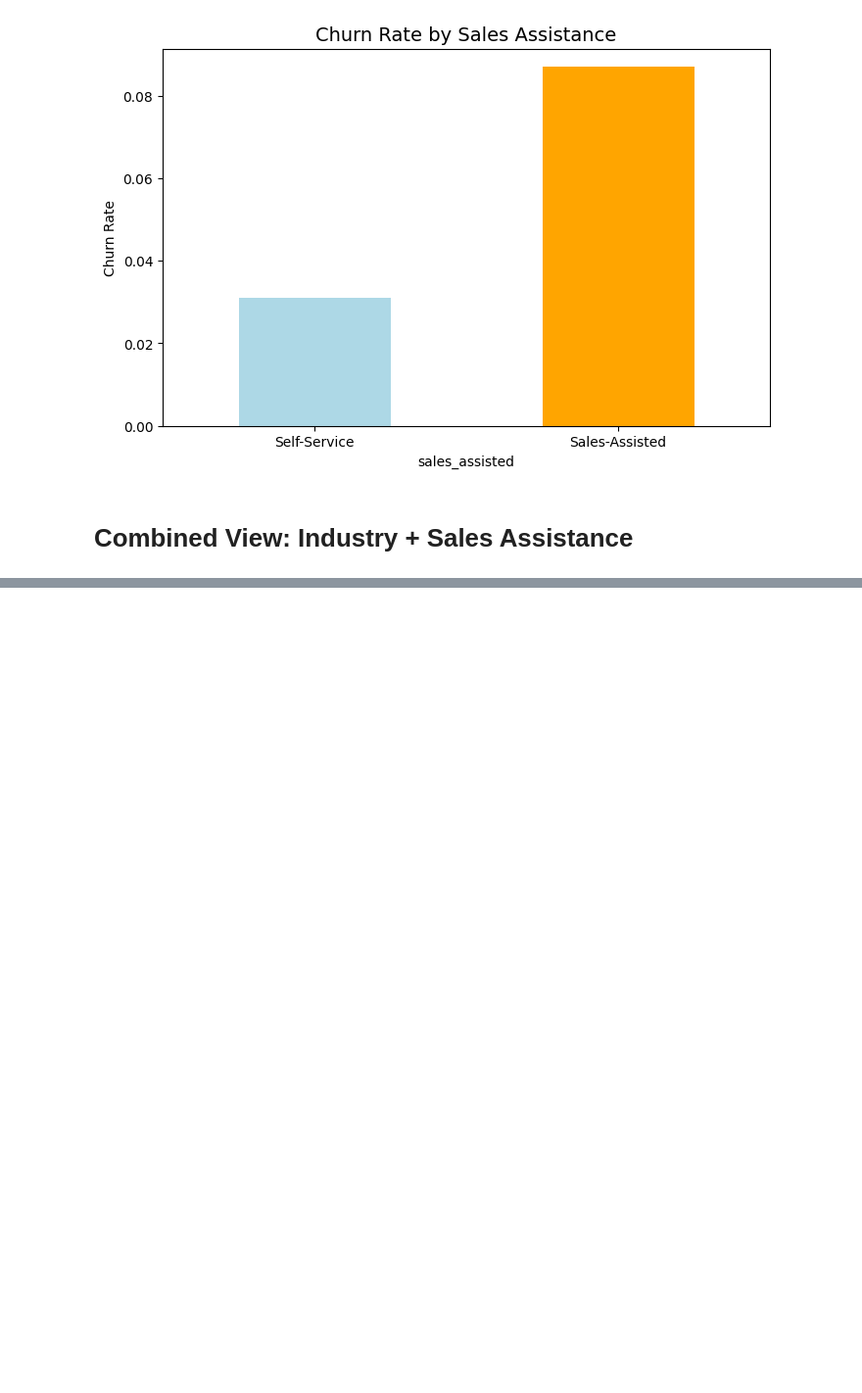
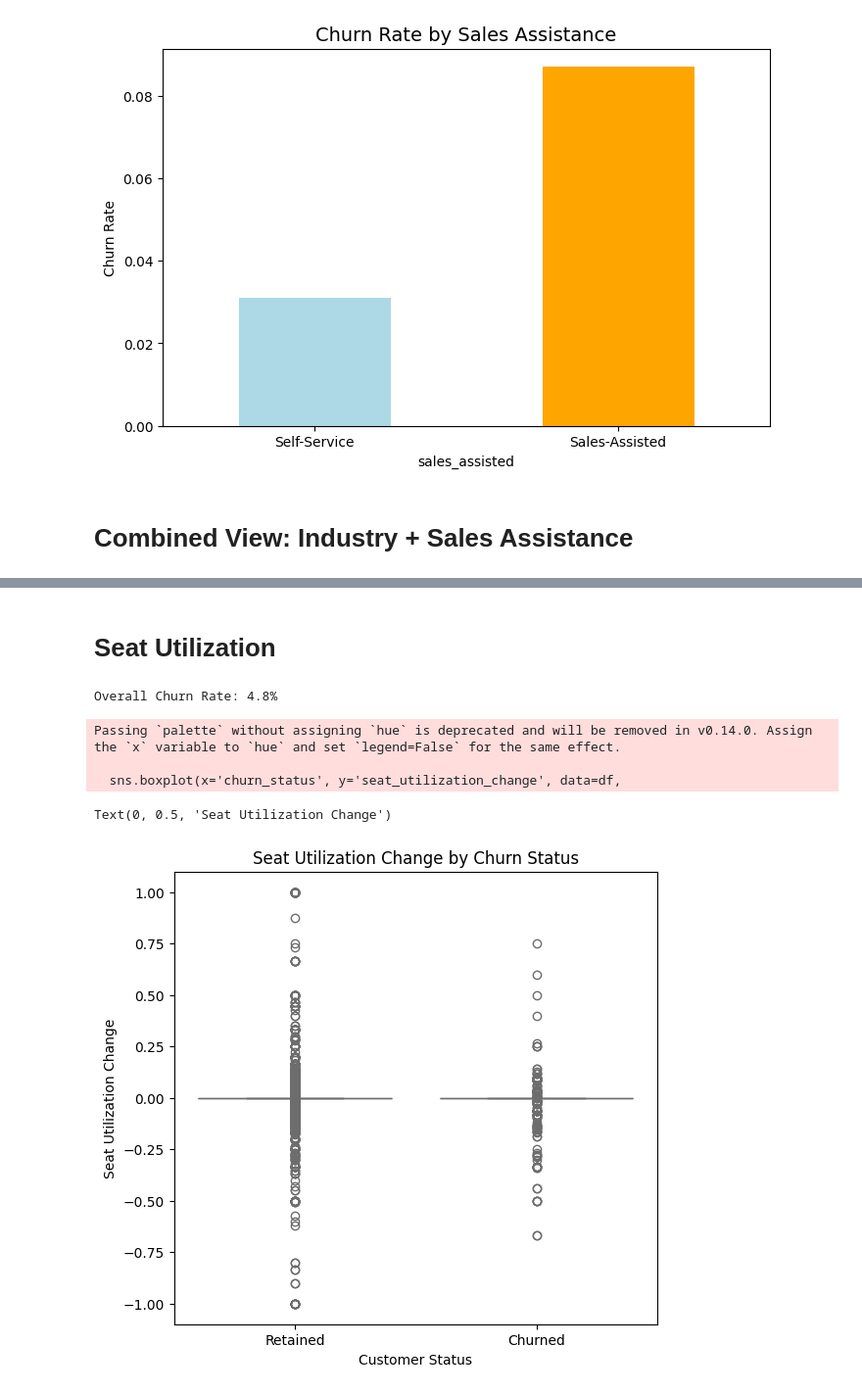
Before and after one commit to p-sai-gowtham/DS_Miniproject, a Jupyter notebook: hypothesis/hypo.ipynb, the cells around one changed output, grey strips where cells are left out. Shown at 98% size. Drawn from its saved outputs; the diff is of its cells as text; code cells hidden in the pictures; blank space fills up the shorter version.

```diff
--- a/hypothesis/hypo.ipynb
+++ b/hypothesis/hypo.ipynb
@@ -291,0 +303,31 @@ plt.show()
+# %% [markdown]
+#  Seat Utilization
+# %%
+
+# 1. Seat Utilization Change Calculation
+df['seat_utilization_change'] = df['seat_utilization'] - df['seat_utilization_M_before']
+
+# Convert churn_flag to string for proper palette mapping
+df['churn_status'] = df['churn_flag'].map({0: 'Retained', 1: 'Churned'})
+
+# 2. Overall Churn Rate
+churn_rate = df['churn_flag'].mean()
+print(f"Overall Churn Rate: {churn_rate:.1%}\n")
+
+# 3. Seat Utilization Change vs Churn
+plt.figure(figsize=(14, 6))
+
+# Plot 1: Distribution of utilization changes by churn status
+plt.subplot(1, 2, 1)
+sns.boxplot(x='churn_status', y='seat_utilization_change', data=df,
+           palette={'Retained': 'lightblue', 'Churned': 'salmon'})
+plt.title('Seat Utilization Change by Churn Status')
+plt.xlabel('Customer Status')
+plt.ylabel('Seat Utilization Change')
+# %% [output]
+Overall Churn Rate: 4.8%
+Passing `palette` without assigning `hue` is deprecated and will be removed in v0.14.0. Assign the `x` variable to `hue` and set `legend=False` for the same effect.
+
+  sns.boxplot(x='churn_status', y='seat_utilization_change', data=df,
+Text(0, 0.5, 'Seat Utilization Change')
+[figure, added]
```
Also changed, not shown: parts of 7 cells of this notebook.
